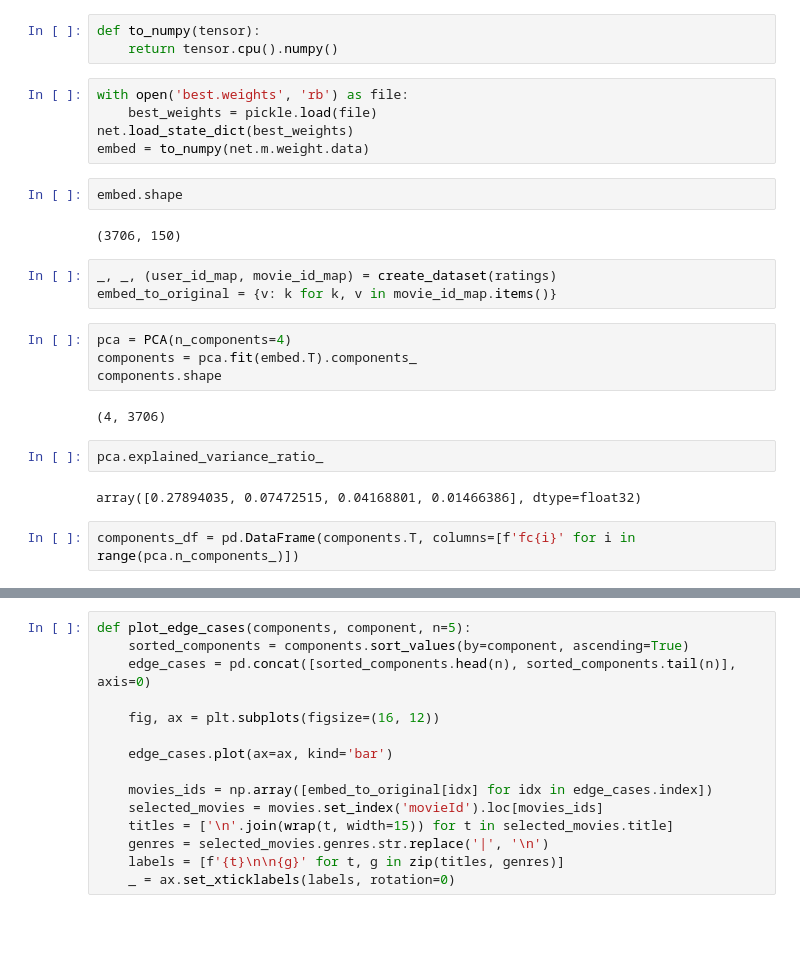
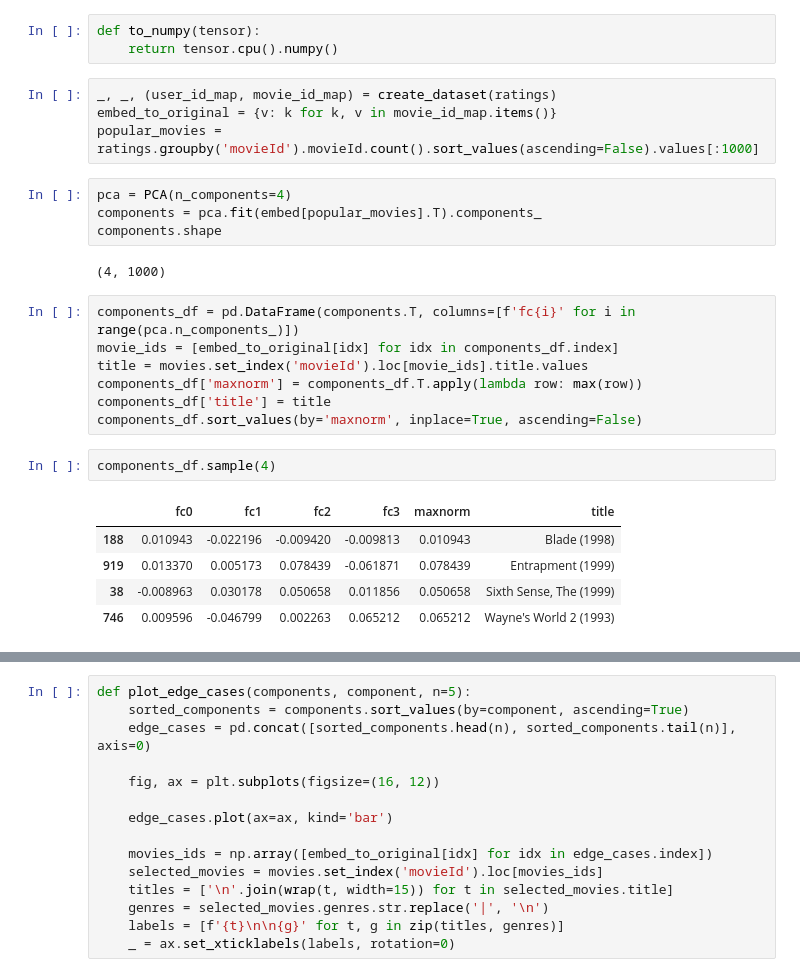
Before and after one commit to devforfu/pytorch_playground, a Jupyter notebook: movielens.ipynb, the cells around one changed output, grey strips where cells are left out. Saved outputs shown, nothing was run; the diff lists cells and outputs as text; blank space fills up the shorter version.

```diff
--- a/movielens.ipynb
+++ b/movielens.ipynb
@@ -600,27 +546,28 @@ from sklearn.decomposition import PCA
 # %%
 def to_numpy(tensor):
     return tensor.cpu().numpy()
-# %%
-with open('best.weights', 'rb') as file:
-    best_weights = pickle.load(file)
-net.load_state_dict(best_weights)
-embed = to_numpy(net.m.weight.data)
-# %%
-embed.shape
-# %% [output]
-(3706, 150)
 # %%
 _, _, (user_id_map, movie_id_map) = create_dataset(ratings)
 embed_to_original = {v: k for k, v in movie_id_map.items()}
+popular_movies = ratings.groupby('movieId').movieId.count().sort_values(ascending=False).values[:1000]
 # %%
 pca = PCA(n_components=4)
-components = pca.fit(embed.T).components_
+components = pca.fit(embed[popular_movies].T).components_
 components.shape
 # %% [output]
-(4, 3706)
+(4, 1000)
-# %%
-pca.explained_variance_ratio_
-# %% [output]
-array([0.27894035, 0.07472515, 0.04168801, 0.01466386], dtype=float32)
 # %%
 components_df = pd.DataFrame(components.T, columns=[f'fc{i}' for i in range(pca.n_components_)])
+movie_ids = [embed_to_original[idx] for idx in components_df.index]
+title = movies.set_index('movieId').loc[movie_ids].title.values
+components_df['maxnorm'] = components_df.T.apply(lambda row: max(row))
+components_df['title'] = title
+components_df.sort_values(by='maxnorm', inplace=True, ascending=False)
+# %%
+components_df.sample(4)
+# %% [output]
+|  | fc0 | fc1 | fc2 | fc3 | maxnorm | title |
+| 188 | 0.010943 | -0.022196 | -0.009420 | -0.009813 | 0.010943 | Blade (1998) |
+| 919 | 0.013370 | 0.005173 | 0.078439 | -0.061871 | 0.078439 | Entrapment (1999) |
+| 38 | -0.008963 | 0.030178 | 0.050658 | 0.011856 | 0.050658 | Sixth Sense, The (1999) |
+| 746 | 0.009596 | -0.046799 | 0.002263 | 0.065212 | 0.065212 | Wayne's World 2 (1993) |
```
Also changed, not shown: parts of 14 cells of this notebook.
